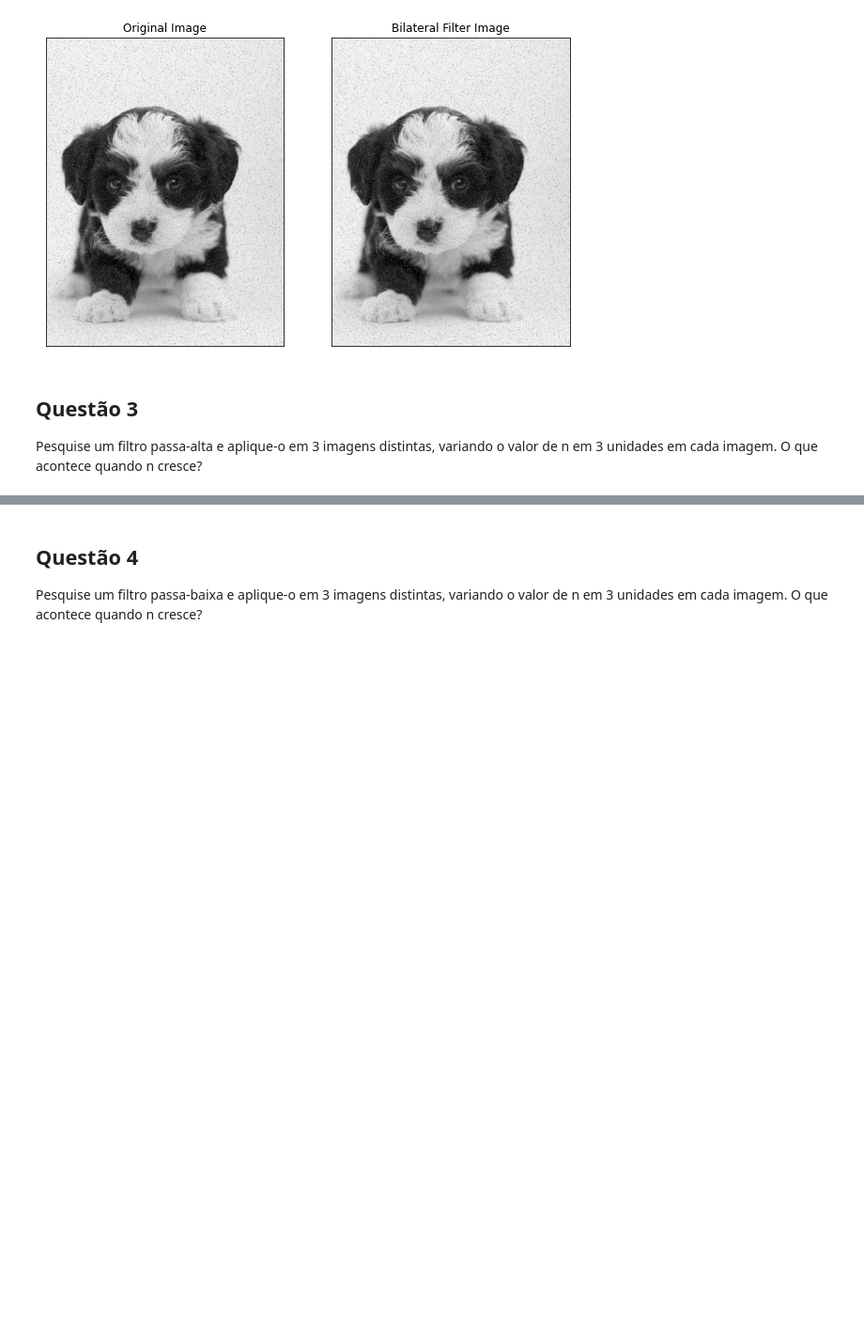
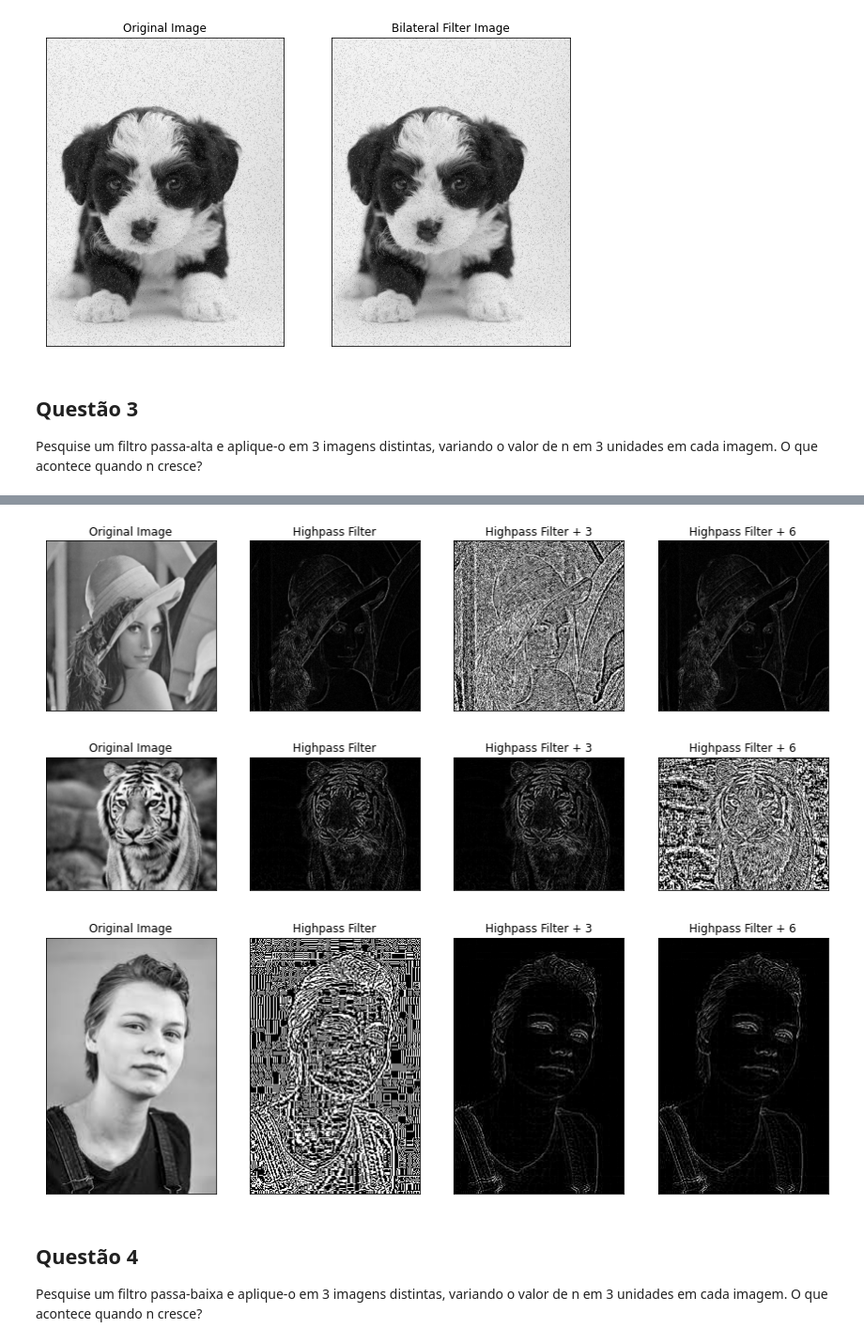
Before and after one commit to audreyemmely/computer-vision, a Jupyter notebook: visaocomp_lista1.ipynb, the cells around one changed output, grey strips where cells are left out. Shown at 94% size. Drawn from its saved outputs; the diff is of its cells as text; code cells hidden in the pictures; blank space fills up the shorter version.

```diff
--- a/visaocomp_lista1.ipynb
+++ b/visaocomp_lista1.ipynb
@@ -174,44 +174,45 @@ quando n cresce?
 # %%
-# dst1 = highpass(imgcvt1, 2, borderType = cv2.BORDER_DEFAULT)
-# dst2 = highpass(imgcvt1, 5, borderType = cv2.BORDER_DEFAULT)
-# dst3 = highpass(imgcvt1, 8, borderType = cv2.BORDER_DEFAULT)
+dst1 = highpass(imgcvt1, 2, borderType = cv2.BORDER_DEFAULT)
+dst2 = highpass(imgcvt1, 5, borderType = cv2.BORDER_DEFAULT)
+dst3 = highpass(imgcvt1, 8, borderType = cv2.BORDER_DEFAULT)
 
-# dst4 = highpass(imgcvt2, 2, borderType = cv2.BORDER_DEFAULT)
-# dst5 = highpass(imgcvt2, 3, borderType = cv2.BORDER_DEFAULT)
-# dst6 = highpass(imgcvt2, 6, borderType = cv2.BORDER_DEFAULT)
+dst4 = highpass(imgcvt2, 2, borderType = cv2.BORDER_DEFAULT)
+dst5 = highpass(imgcvt2, 3, borderType = cv2.BORDER_DEFAULT)
+dst6 = highpass(imgcvt2, 6, borderType = cv2.BORDER_DEFAULT)
 
-# dst7 = highpass(imgcvt3, 5, borderType = cv2.BORDER_DEFAULT)
-# dst8 = highpass(imgcvt3, 8, borderType = cv2.BORDER_DEFAULT)
-# dst9 = highpass(imgcvt3, 11, borderType = cv2.BORDER_DEFAULT)
+dst7 = highpass(imgcvt3, 5, borderType = cv2.BORDER_DEFAULT)
+dst8 = highpass(imgcvt3, 8, borderType = cv2.BORDER_DEFAULT)
+dst9 = highpass(imgcvt3, 11, borderType = cv2.BORDER_DEFAULT)
 # %%
-# figure7, axarr7 = plt.subplots(nrows=1,ncols=4,figsize=(15, 15))
-# axarr7[0].imshow(imgcvt1)
-# axarr7[1].imshow(dst1)
-# axarr7[2].imshow(dst2)
-# axarr7[3].imshow(dst3)
-# plt.sca(axarr7[0]); plt.imshow(imgcvt1); plt.title('Original Image'); plt.xticks([]); plt.yticks([])
-# plt.sca(axarr7[1]); plt.imshow(dst1); plt.title('Highpass Filter'); plt.xticks([]); plt.yticks([])
-# plt.sca(axarr7[2]); plt.imshow(dst2); plt.title('Highpass Filter + 3'); plt.xticks([]); plt.yticks([])
-# plt.sca(axarr7[3]); plt.imshow(dst3); plt.title('Highpass Filter + 6'); plt.xticks([]); plt.yticks([])
+figure7, axarr7 = plt.subplots(nrows=1,ncols=4,figsize=(15, 15))
+axarr7[0].imshow(imgcvt1)
+axarr7[1].imshow(dst1)
+axarr7[2].imshow(dst2)
+axarr7[3].imshow(dst3)
+plt.sca(axarr7[0]); plt.imshow(imgcvt1); plt.title('Original Image'); plt.xticks([]); plt.yticks([])
+plt.sca(axarr7[1]); plt.imshow(dst1); plt.title('Highpass Filter'); plt.xticks([]); plt.yticks([])
+plt.sca(axarr7[2]); plt.imshow(dst2); plt.title('Highpass Filter + 3'); plt.xticks([]); plt.yticks([])
+plt.sca(axarr7[3]); plt.imshow(dst3); plt.title('Highpass Filter + 6'); plt.xticks([]); plt.yticks([])
 
-# figure8, axarr8 = plt.subplots(nrows=1,ncols=4,figsize=(15, 15))
-# axarr8[0].imshow(imgcvt2)
-# axarr8[1].imshow(dst4)
-# axarr8[2].imshow(dst5)
-# axarr8[3].imshow(dst6)
-# plt.sca(axarr8[0]); plt.imshow(imgcvt2); plt.title('Original Image'); plt.xticks([]); plt.yticks([])
-# plt.sca(axarr8[1]); plt.imshow(dst4); plt.title('Highpass Filter'); plt.xticks([]); plt.yticks([])
-# plt.sca(axarr8[2]); plt.imshow(dst5); plt.title('Highpass Filter + 3'); plt.xticks([]); plt.yticks([])
-# plt.sca(axarr8[3]); plt.imshow(dst6); plt.title('Highpass Filter + 6'); plt.xticks([]); plt.yticks([])
+figure8, axarr8 = plt.subplots(nrows=1,ncols=4,figsize=(15, 15))
+axarr8[0].imshow(imgcvt2)
+axarr8[1].imshow(dst4)
+axarr8[2].imshow(dst5)
+axarr8[3].imshow(dst6)
+plt.sca(axarr8[0]); plt.imshow(imgcvt2); plt.title('Original Image'); plt.xticks([]); plt.yticks([])
+plt.sca(axarr8[1]); plt.imshow(dst4); plt.title('Highpass Filter'); plt.xticks([]); plt.yticks([])
+plt.sca(axarr8[2]); plt.imshow(dst5); plt.title('Highpass Filter + 3'); plt.xticks([]); plt.yticks([])
+plt.sca(axarr8[3]); plt.imshow(dst6); plt.title('Highpass Filter + 6'); plt.xticks([]); plt.yticks([])
 
-# figure9, axarr9 = plt.subplots(nrows=1,ncols=4,figsize=(15, 15))
-# axarr9[0].imshow(imgcvt3)
-# axarr9[1].imshow(dst7)
-# axarr9[2].imshow(dst8)
-# axarr9[3].imshow(dst9)
-# plt.sca(axarr9[0]); plt.imshow(imgcvt3); plt.title('Original Image'); plt.xticks([]); plt.yticks([])
-# plt.sca(axarr9[1]); plt.imshow(dst7); plt.title('Highpass Filter'); plt.xticks([]); plt.yticks([])
-# plt.sca(axarr9[2]); plt.imshow(dst8); plt.title('Highpass Filter + 3'); plt.xticks([]); plt.yticks([])
-# plt.sca(axarr9[3]); plt.imshow(dst9); plt.title('Highpass Filter + 6'); plt.xticks([]); plt.yticks([])
+figure9, axarr9 = plt.subplots(nrows=1,ncols=4,figsize=(15, 15))
+axarr9[0].imshow(imgcvt3)
+axarr9[1].imshow(dst7)
+axarr9[2].imshow(dst8)
+axarr9[3].imshow(dst9)
+plt.sca(axarr9[0]); plt.imshow(imgcvt3); plt.title('Original Image'); plt.xticks([]); plt.yticks([])
+plt.sca(axarr9[1]); plt.imshow(dst7); plt.title('Highpass Filter'); plt.xticks([]); plt.yticks([])
+plt.sca(axarr9[2]); plt.imshow(dst8); plt.title('Highpass Filter + 3'); plt.xticks([]); plt.yticks([])
+plt.sca(axarr9[3]); plt.imshow(dst9); plt.title('Highpass Filter + 6'); plt.xticks([]); plt.yticks([])
 
-# plt.show()
+plt.show()
+# %% [output]
@@ -218,3 +233,6 @@ quando n cresce?
+[figure, added]
+[figure, added]
+[figure, added]
 # %% [markdown]
 ## Questão 4
 
```
Also changed, not shown: parts of 5 cells of this notebook.
